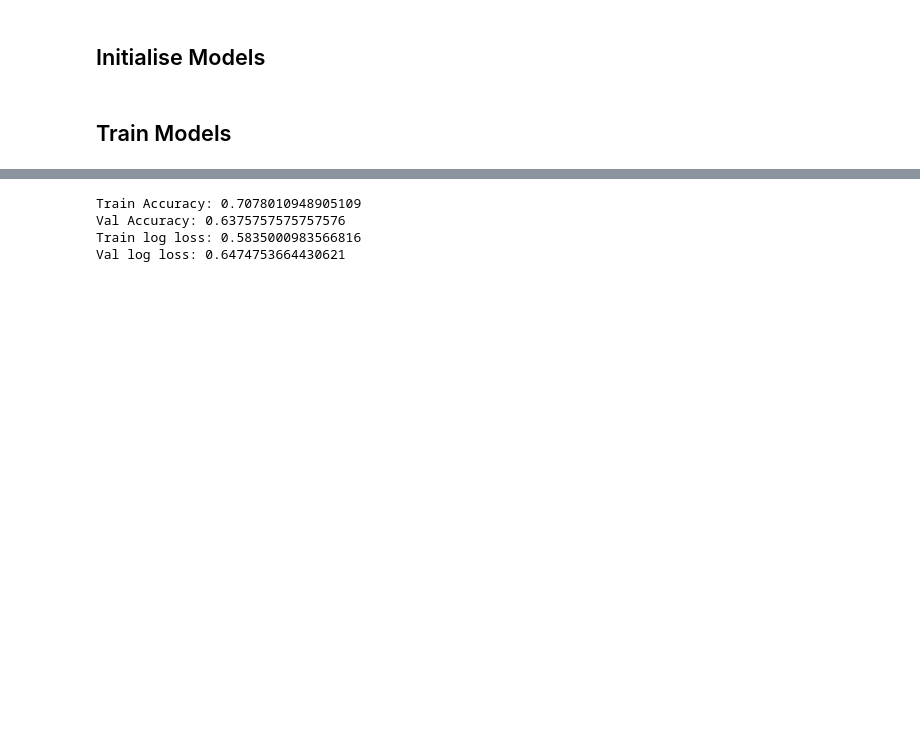
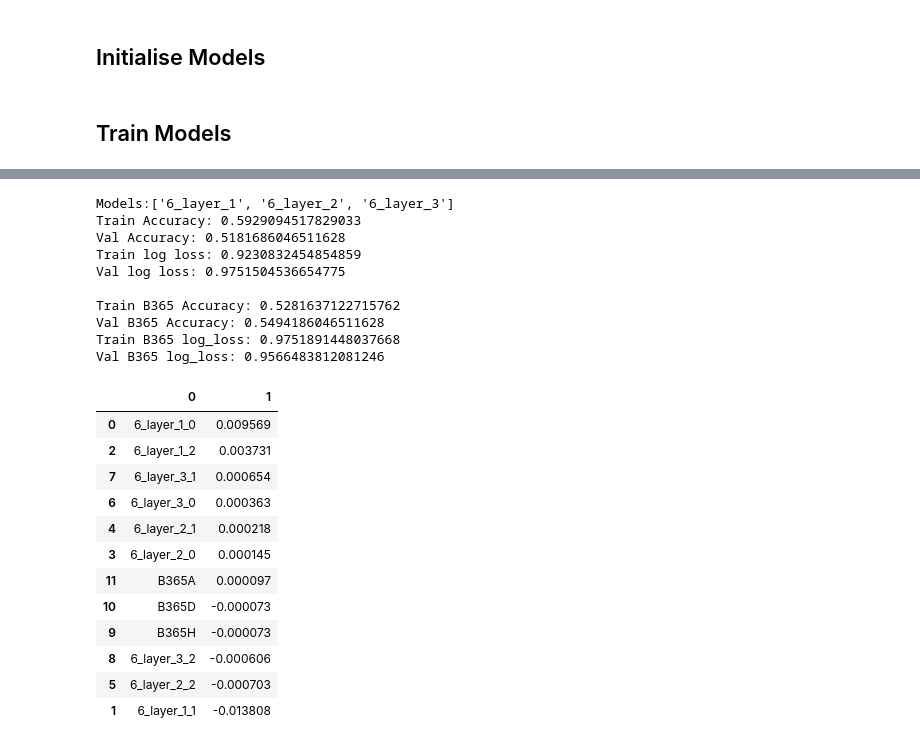
Before and after one commit to jdjd24/Football-Match-Prediction, a Jupyter notebook: 3. Neural Net Model.ipynb, the cells around one changed output, grey strips where cells are left out. Saved outputs shown, nothing was run; the diff lists cells and outputs as text; code cells hidden in the pictures; blank space fills up the shorter version.

Commit message:
switch back to non binary, add random states, multiple nn clean ups

```diff
--- a/3. Neural Net Model.ipynb
+++ b/3. Neural Net Model.ipynb
@@ -176,22 +165,59 @@ dtype: int64
 # %%
 ## Ensemble learning
+dictionary = model_dict
+is_models = False
+use_odds = True
+
 scaler = preprocessing.StandardScaler().fit(x_train.iloc[:,1:])
-x_ens = get_ens_df(x_train, scaler, model_dict)
-x_ens_val = get_ens_df(x_val, scaler, model_dict)
-x_ens_test = get_ens_df(x_test, scaler, model_dict)
+x_ens = get_ens_df(x_train, scaler, dictionary, is_models=is_models, use_odds=use_odds)
+x_ens_val = get_ens_df(x_val, scaler, dictionary, is_models=is_models, use_odds=use_odds)
+x_ens_test = get_ens_df(x_test, scaler, dictionary, is_models=is_models, use_odds=use_odds)
 
 
-RF_clf = RandomForestClassifier(max_depth=2, random_state=0)
-RF_clf.fit(x_ens, y_train['target_binary'])
+RF_clf = RandomForestClassifier(max_depth=3, random_state=0, n_estimators = 100)
+RF_clf.fit(x_ens, y_train['target'])
 
-print('Train Accuracy: {}'.format(RF_clf.score(x_ens, y_train['target_binary'])))
-print('Val Accuracy: {}'.format(RF_clf.score(x_ens_val, y_val['target_binary'])))
-print('Train log loss: {}'.format(log_loss(y_train['target_binary'], RF_clf.predict_proba(x_ens))))
-print('Val log loss: {}'.format(log_loss(y_val['target_binary'], RF_clf.predict_proba(x_ens_val))))
-#print('Val log loss: {}'.format(log_loss(y_test['target_binary'], RF_clf.predict_proba(x_ens_test))))
+print('Models:{}'.format(list(dictionary.keys())))
+print('Train Accuracy: {}'.format(RF_clf.score(x_ens, y_train['target'])))
+print('Val Accuracy: {}'.format(RF_clf.score(x_ens_val, y_val['target'])))
+print('Train log loss: {}'.format(log_loss(y_train['target'], RF_clf.predict_proba(x_ens))))
+print('Val log loss: {}'.format(log_loss(y_val['target'], RF_clf.predict_proba(x_ens_val))))
+#print('Test log loss: {}'.format(log_loss(y_test['target_binary'], RF_clf.predict_proba(x_ens_test))))
+
+print('\nTrain B365 Accuracy: {}'.format(accuracy_score(y_train.target, np.array(x_train[[ 'B365H','B365D', 'B365A']]).argmax(axis=1))))
+print('Val B365 Accuracy: {}'.format(sklearn.metrics.accuracy_score(y_val.target, np.array(x_val[[ 'B365H','B365D', 'B365A']]).argmax(axis=1))))
+print('Train B365 log_loss: {}'.format(log_loss(y_train.target, x_train[[ 'B365H','B365D', 'B365A']])))
+print('Val B365 log_loss: {}'.format(log_loss(y_val.target, x_val[[ 'B365H','B365D', 'B365A']])))
 # %% [output]
-Train Accuracy: 0.7078010948905109
-Val Accuracy: 0.6375757575757576
-Train log loss: 0.5835000983566816
-Val log loss: 0.6474753664430621
+Models:['6_layer_1', '6_layer_2', '6_layer_3']
+Train Accuracy: 0.5929094517829033
+Val Accuracy: 0.5181686046511628
+Train log loss: 0.9230832454854859
+Val log loss: 0.9751504536654775
+
+Train B365 Accuracy: 0.5281637122715762
+Val B365 Accuracy: 0.5494186046511628
+Train B365 log_loss: 0.9751891448037668
+Val B365 log_loss: 0.9566483812081246
+# %%
+r = permutation_importance(RF_clf, x_ens_val, y_val['target'],
+                           n_repeats=30,
+                  random_state=0)
+
+a = zip(x_ens.columns, r.importances_mean)
+pd.DataFrame(a).sort_values(by = 1, ascending = False)
+# %% [output]
+|  | 0 | 1 |
+| 0 | 6_layer_1_0 | 0.009569 |
+| 2 | 6_layer_1_2 | 0.003731 |
+| 7 | 6_layer_3_1 | 0.000654 |
+| 6 | 6_layer_3_0 | 0.000363 |
+| 4 | 6_layer_2_1 | 0.000218 |
+| 3 | 6_layer_2_0 | 0.000145 |
+| 11 | B365A | 0.000097 |
+| 10 | B365D | -0.000073 |
+| 9 | B365H | -0.000073 |
+| 8 | 6_layer_3_2 | -0.000606 |
+| 5 | 6_layer_2_2 | -0.000703 |
+| 1 | 6_layer_1_1 | -0.013808 |
 # %%
```
Also changed, not shown: parts of 15 cells of this notebook, 9 other files.
